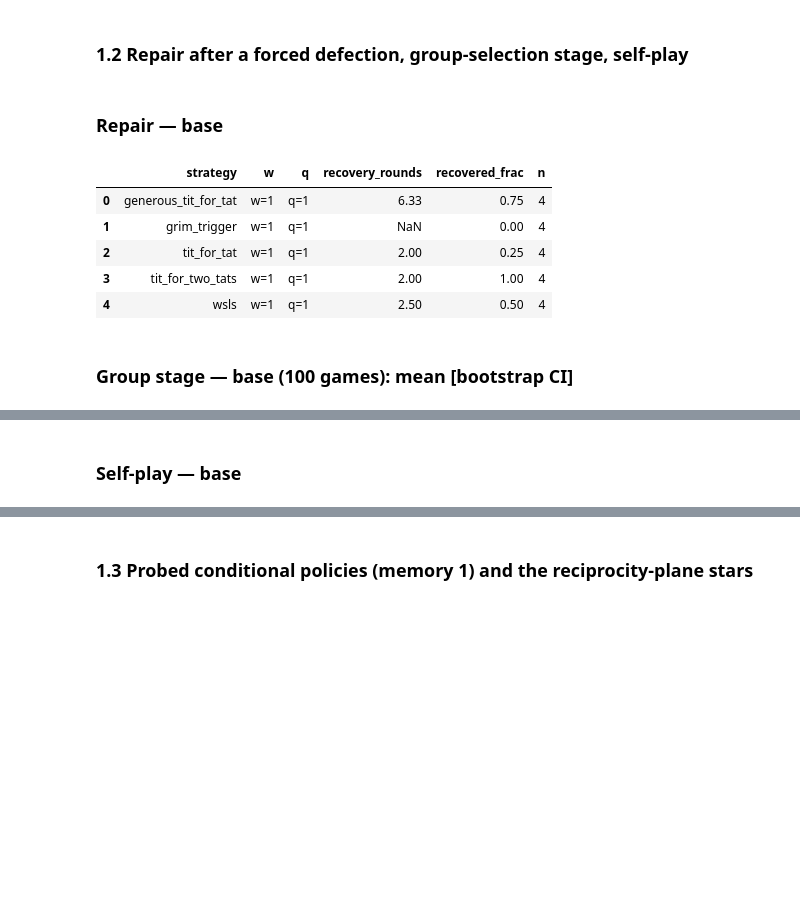
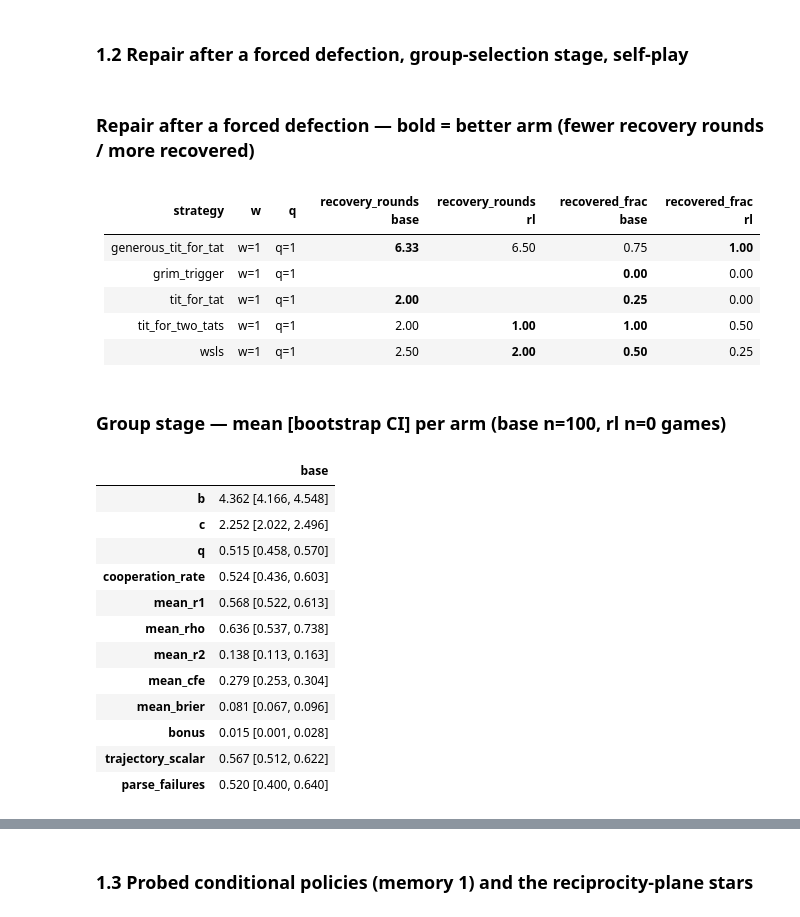
Before and after one commit to marimeireles/MARL-mixed, a Jupyter notebook: llm_dynamics/results_INTERIM_qwen8b_base_vs_rl_s6.ipynb, the cells around one changed output, grey strips where cells are left out. Saved outputs shown, nothing was run; the diff lists cells and outputs as text; code cells hidden in the pictures; blank space fills up the shorter version.

```diff
--- a/llm_dynamics/results_INTERIM_qwen8b_base_vs_rl_s6.ipynb
+++ b/llm_dynamics/results_INTERIM_qwen8b_base_vs_rl_s6.ipynb
@@ -298,10 +345,16 @@ if dyn[TB] is not None:
     def cell_table(df):
         g = df.groupby(keys)
         out = g[METRICS].mean(); out['R_std'] = g['R'].std(ddof=0); out['n_seeds'] = g.size(); return out
-    tb = cell_table(dyn[TB]); display(Markdown(f'### Base — per-cell means ({len(tb)} cells)')); display(tb.round(3))
+    tb = cell_table(dyn[TB])
     if dyn[TR] is not None:
-        tr = cell_table(dyn[TR]); display(Markdown(f'### RL — per-cell means ({len(tr)} cells)')); display(tr.round(3))
+        tr = cell_table(dyn[TR])
         both = tb.join(tr, lsuffix='_base', rsuffix='_rl', how='inner')
+        side = pd.concat({m: both[[f'{m}_base', f'{m}_rl']].set_axis(['base', 'rl'], axis=1) for m in METRICS + ['R_std']}, axis=1)
+        display(Markdown(f'### Per-cell means, base vs RL side by side ({len(side)} cells) — **bold** = better arm (direction-aware; directionless metrics unbolded)'))
+        display(bold_arms(side))
+    else:
+        display(Markdown(f'### Base — per-cell means ({len(tb)} cells)')); display(tb.round(3))
+    if dyn[TR] is not None:
         display(Markdown('### RL − base per cell (memory full), with the summary over all cells'))
         diff = pd.DataFrame({m: both[f'{m}_rl'] - both[f'{m}_base'] for m in METRICS + ['R_std']})
         display(diff.xs('full', level='memory').round(3) if 'full' in diff.index.get_level_values('memory') else diff.round(3))
@@ -310,7 +363,7 @@ if dyn[TB] is not None:
             t = paired_tests(both[f'{m}_base'], both[f'{m}_rl'])
             rows.append(dict(metric=m, n_cells=t['n'], base=t['mean_base'], rl=t['mean_rl'], diff=t['diff'],
                              diff_ci=fmt(t['diff'], *t.get('diff_ci', (np.nan, np.nan))), p_ttest=t.get('p_ttest'), p_wilcoxon=t.get('p_wilcoxon')))
-        display(Markdown('### Aggregate over cells (paired by cell)')); display(pd.DataFrame(rows).round(4))
+        display(Markdown('### Aggregate over cells (paired by cell) — **bold** = better arm')); display(bold_paired(rows))
         display(Markdown('### By strategy (memory full): RL − base'))
         display(diff.reset_index().query("memory=='full'").groupby('strategy')[METRICS].mean().round(3))
         display(Markdown('### By (w, q) (memory full): RL − base'))
@@ -401,6 +478,6 @@ for label, pat in [('c/b sweep', f'{{tag}}_donors_{VER}_cb*'), ('horizon N', f'{
     if not frames: pending(label); continue
     df = pd.concat(frames)
     display(Markdown(f'### {label}'))
-    display(df.groupby(['setting','arm','strategy'])[['coop','br_captured','welfare_captured','agreement']].mean().unstack('arm').round(3))
+    display(bold_arms(df.groupby(['setting','strategy','arm'])[['coop','br_captured','welfare_captured','agreement']].mean().unstack('arm')))
 # %% [output]
 ### c/b sweep
@@ -459,31 +555,59 @@ for label, pat in [('c/b sweep', f'{{tag}}_donors_{VER}_cb*'), ('horizon N', f'{
 # %% [markdown]
 ### 1.2 Repair after a forced defection, group-selection stage, self-play
 # %%
+rep, grp, gci, slf = {}, {}, {}, {}
 for tag in (TB, TR):
     arm = 'base' if tag == TB else 'rl'
     d = f'{R}/{tag}_donors_{VER}_perturb'
     if os.path.isdir(d):
-        t = A.signal_table([d]); rows = [dict(strategy=k[0], w=k[2], q=k[1], recovery_rounds=v['recovery'], recovered_frac=v['recovered_frac'], n=v['n']) for k, v in t.items()]
-        display(Markdown(f'### Repair — {arm}')); display(pd.DataFrame(rows).round(2))
-    else: pending(f'repair ({arm})')
+        t = A.signal_table([d])
+        rep[arm] = pd.DataFrame([dict(strategy=k[0], w=k[2], q=k[1], recovery_rounds=v['recovery'], recovered_frac=v['recovered_frac']) for k, v in t.items()]).set_index(['strategy','w','q'])
     f = glob.glob(f'{R}/{tag}_group_{VER}/summary_*.csv')
     if f:
         g = pd.read_csv(f[0]); num = g.select_dtypes('number').drop(columns=[c for c in ('scenario','seed','K','G','rounds') if c in g], errors='ignore')
-        display(Markdown(f'### Group stage — {arm} ({len(g)} games): mean [bootstrap CI]'))
-        display(pd.DataFrame({c: [fmt(*boot_ci(num[c]))] for c in num.columns}).T.rename(columns={0: 'mean [95% CI]'}))
-        display(g.groupby('partner')[['cooperation_rate','mean_r1','mean_rho','mean_cfe','mean_brier','trajectory_scalar']].mean().round(3))
-    else: pending(f'group stage ({arm})')
+        gci[arm] = pd.Series({c: fmt(*boot_ci(num[c])) for c in num.columns}, name=arm)
+        grp[arm] = g.groupby('partner')[['cooperation_rate','mean_r1','mean_rho','mean_cfe','mean_brier','trajectory_scalar']].mean()
+        grp[arm + '_n'] = len(g)
     f = glob.glob(f'{R}/{tag}_selfplay_{VER}/summary_*.csv')
     if f:
-        s = pd.read_csv(f[0]); display(Markdown(f'### Self-play — {arm}'))
-        display(s.groupby(['w','q'])[['a_cooperation_rate','b_cooperation_rate','mutual_c_rate','a_total','b_total']].agg(['mean','std']).round(2))
-    else: pending(f'self-play ({arm})')
+        slf[arm] = pd.read_csv(f[0]).groupby(['w','q'])[['a_cooperation_rate','b_cooperation_rate','mutual_c_rate','a_total','b_total']].mean()
+def side(dd):
+    arms_ = [a for a in ('base', 'rl') if a in dd]
+    return pd.concat({a: dd[a] for a in arms_}, axis=1).swaplevel(axis=1).sort_index(axis=1, level=0, sort_remaining=False)[dd[arms_[0]].columns.tolist()]
+if rep:
+    display(Markdown('### Repair after a forced defection — **bold** = better arm (fewer recovery rounds / more recovered)'))
+    display(bold_arms(side(rep), nd=2))
+else: pending('repair')
+if gci:
+    display(Markdown(f'### Group stage — mean [bootstrap CI] per arm (base n={grp.get("base_n", 0)}, rl n={grp.get("rl_n", 0)} games)'))
+    display(pd.DataFrame(gci))
+    display(Markdown('### Group stage by partner — **bold** = better arm (higher r₁/ρ/trajectory, lower CFE/Brier; cooperation rate is descriptive)'))
+    display(bold_arms(side({a: grp[a] for a in ('base', 'rl') if a in grp})))
+else: pending('group stage')
+if slf:
+    display(Markdown('### Self-play (means over seeds) — **bold** = better arm'))
+    display(bold_arms(side(slf), nd=2))
+else: pending('self-play')
 # %% [output]
-### Repair — base
+### Repair after a forced defection — **bold** = better arm (fewer recovery rounds / more recovered)
+| strategy | w | q | recovery_rounds base | recovery_rounds rl | recovered_frac base | recovered_frac rl |
+|---|---|---|---|---|---|---|
+| generous_tit_for_tat | w=1 | q=1 | **6.33** | 6.50 | 0.75 | **1.00** |
+| grim_trigger | w=1 | q=1 |  |  | **0.00** | 0.00 |
+| tit_for_tat | w=1 | q=1 | **2.00** |  | **0.25** | 0.00 |
+| tit_for_two_tats | w=1 | q=1 | 2.00 | **1.00** | **1.00** | 0.50 |
+| wsls | w=1 | q=1 | 2.50 | **2.00** | **0.50** | 0.25 |
+### Group stage — mean [bootstrap CI] per arm (base n=100, rl n=0 games)
-|  | strategy | w | q | recovery_rounds | recovered_frac | n |
-| 0 | generous_tit_for_tat | w=1 | q=1 | 6.33 | 0.75 | 4 |
-| 1 | grim_trigger | w=1 | q=1 | NaN | 0.00 | 4 |
-| 2 | tit_for_tat | w=1 | q=1 | 2.00 | 0.25 | 4 |
-| 3 | tit_for_two_tats | w=1 | q=1 | 2.00 | 1.00 | 4 |
-| 4 | wsls | w=1 | q=1 | 2.50 | 0.50 | 4 |
+|  | base |
+| b | 4.362 [4.166, 4.548] |
+| c | 2.252 [2.022, 2.496] |
+| q | 0.515 [0.458, 0.570] |
+| cooperation_rate | 0.524 [0.436, 0.603] |
+| mean_r1 | 0.568 [0.522, 0.613] |
+| mean_rho | 0.636 [0.537, 0.738] |
+| mean_r2 | 0.138 [0.113, 0.163] |
+| mean_cfe | 0.279 [0.253, 0.304] |
+| mean_brier | 0.081 [0.067, 0.096] |
+| bonus | 0.015 [0.001, 0.028] |
+| trajectory_scalar | 0.567 [0.512, 0.622] |
+| parse_failures | 0.520 [0.400, 0.640] |
-### Group stage — base (100 games): mean [bootstrap CI]
@@ -511 +613,0 @@ for tag in (TB, TR):
-### Self-play — base
```
Also changed, not shown: parts of 5 cells of this notebook, 2 other files.
